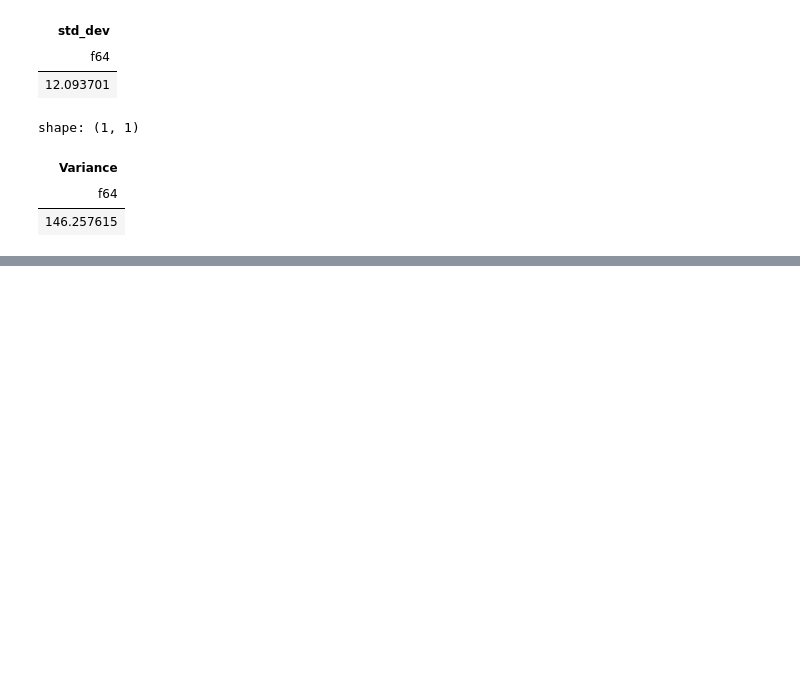
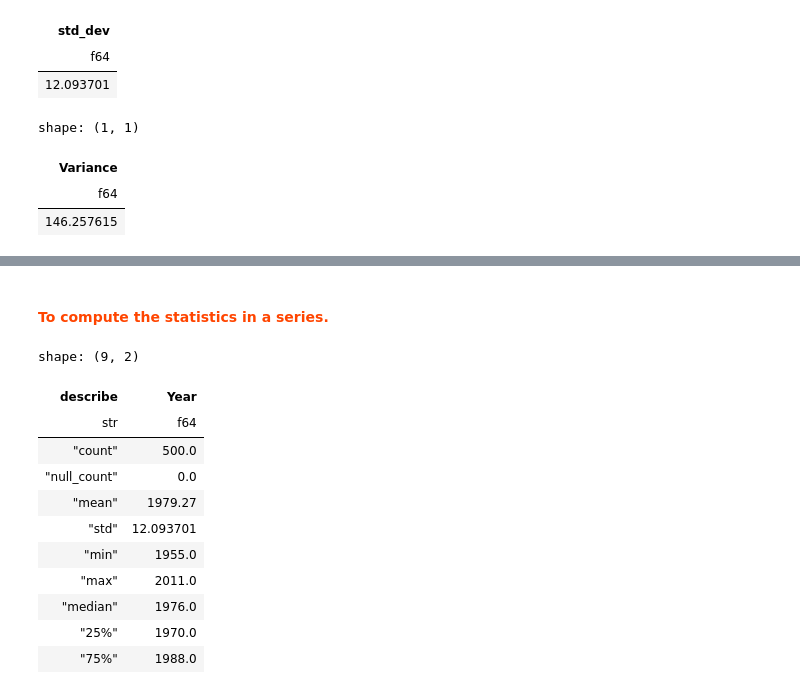
Before and after one commit to Darshan0902/PYTHON-USER-FUNCTIONS, a Jupyter notebook: powerful-pythonic-pizzazz-unleashing-the-magic.ipynb, the cells around one changed output, grey strips where cells are left out. Drawn from its saved outputs; the diff is of its cells as text; code cells hidden in the pictures; blank space fills up the shorter version.

```diff
--- a/powerful-pythonic-pizzazz-unleashing-the-magic.ipynb
+++ b/powerful-pythonic-pizzazz-unleashing-the-magic.ipynb
@@ -378,0 +394,17 @@ shape: (1, 1)
+# %% [markdown]
+#### <span style="color: #FF4500;"> To compute the statistics in a series.
+# %%
+df.select([pl.col("Year")]).describe()
+# %% [output]
+shape: (9, 2)
+| describe | Year |
+| str | f64 |
+| "count" | 500.0 |
+| "null_count" | 0.0 |
+| "mean" | 1979.27 |
+| "std" | 12.093701 |
+| "min" | 1955.0 |
+| "max" | 2011.0 |
+| "median" | 1976.0 |
+| "25%" | 1970.0 |
+| "75%" | 1988.0 |
```
Also changed, not shown: parts of 5 cells of this notebook.
